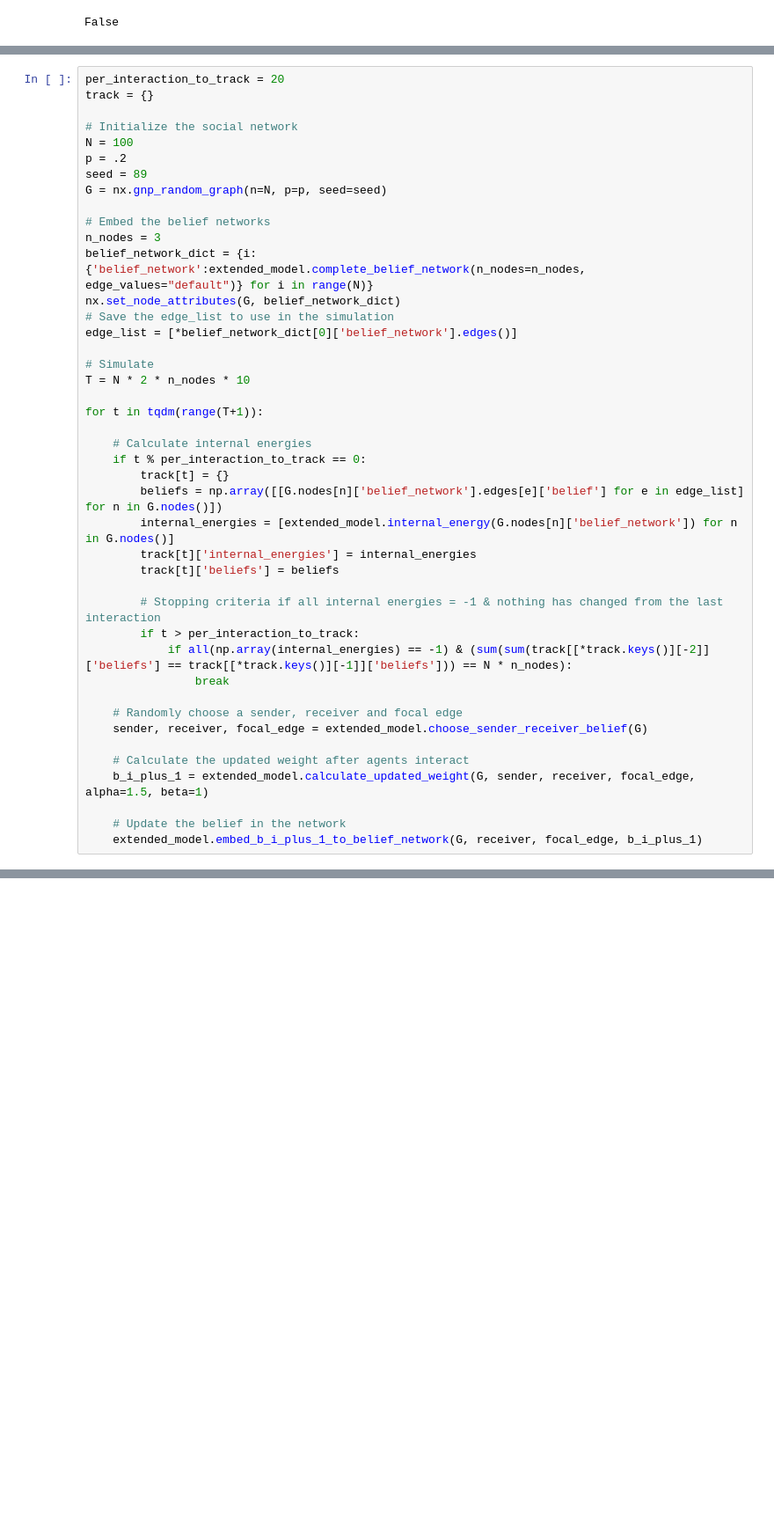
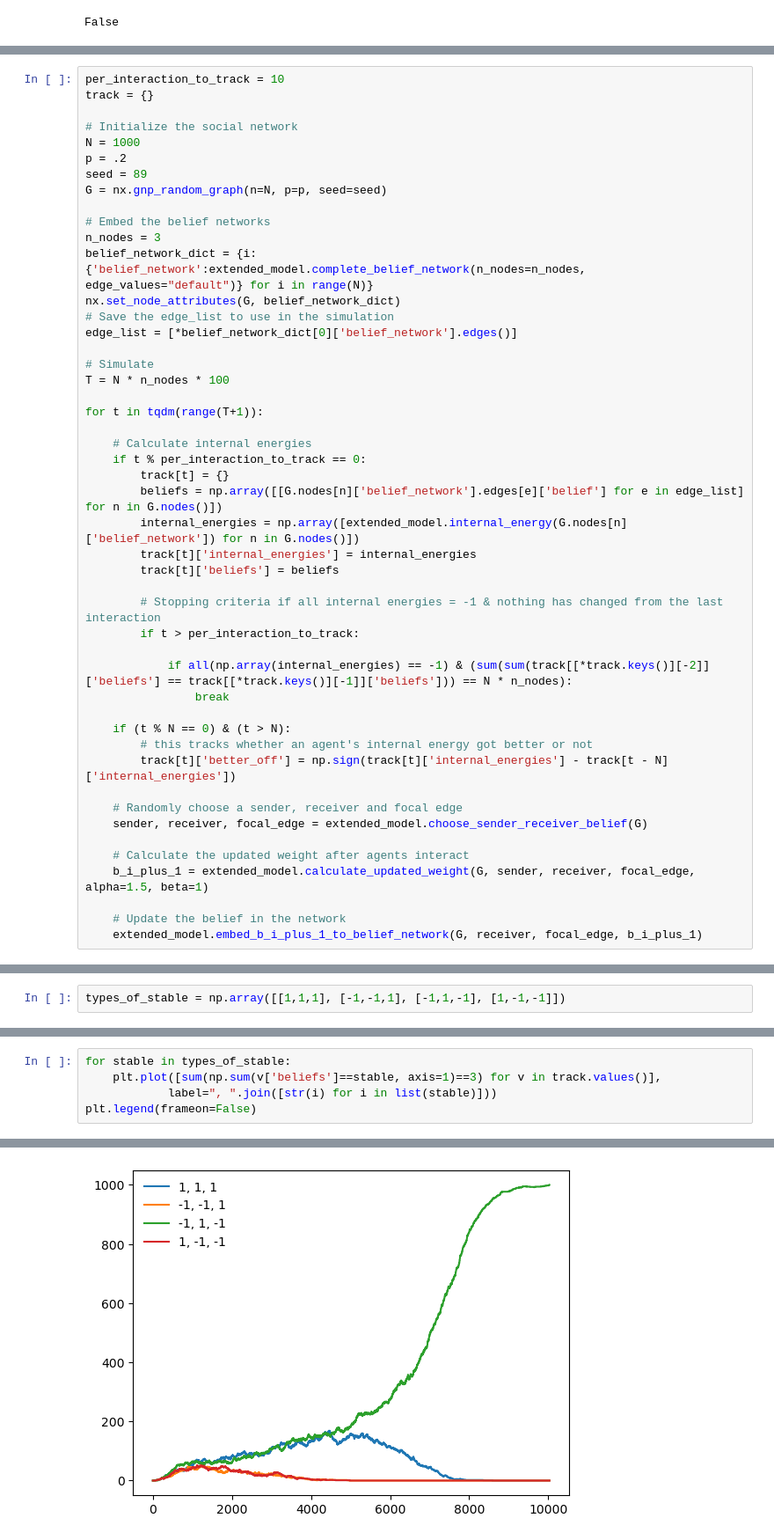
Before and after one commit to ocseckin/belief_network_extended, a Jupyter notebook: notebooks/explore_original_model.ipynb, the cells around one changed output, grey strips where cells are left out. Shown: that part at 88% size. Saved outputs shown, nothing was run; the diff lists cells and outputs as text; blank space fills up the shorter version.

```diff
--- a/notebooks/explore_original_model.ipynb
+++ b/notebooks/explore_original_model.ipynb
@@ -141,9 +149,9 @@ False
 # %%
-per_interaction_to_track = 20
+per_interaction_to_track = 10
 track = {}
 
 # Initialize the social network
-N = 100
+N = 1000
 p = .2
 seed = 89
 G = nx.gnp_random_graph(n=N, p=p, seed=seed)
@@ -156,7 +164,7 @@ nx.set_node_attributes(G, belief_network_dict)
 edge_list = [*belief_network_dict[0]['belief_network'].edges()]
 
 # Simulate
-T = N * 2 * n_nodes * 10
+T = N * n_nodes * 100
 
 for t in tqdm(range(T+1)):
 
@@ -164,14 +172,19 @@ for t in tqdm(range(T+1)):
     if t % per_interaction_to_track == 0:
         track[t] = {}
         beliefs = np.array([[G.nodes[n]['belief_network'].edges[e]['belief'] for e in edge_list] for n in G.nodes()])
-        internal_energies = [extended_model.internal_energy(G.nodes[n]['belief_network']) for n in G.nodes()]
+        internal_energies = np.array([extended_model.internal_energy(G.nodes[n]['belief_network']) for n in G.nodes()])
         track[t]['internal_energies'] = internal_energies
         track[t]['beliefs'] = beliefs
 
         # Stopping criteria if all internal energies = -1 & nothing has changed from the last interaction
         if t > per_interaction_to_track:
+
             if all(np.array(internal_energies) == -1) & (sum(sum(track[[*track.keys()][-2]]['beliefs'] == track[[*track.keys()][-1]]['beliefs'])) == N * n_nodes):
                 break
+
+    if (t % N == 0) & (t > N):
+        # this tracks whether an agent's internal energy got better or not
+        track[t]['better_off'] = np.sign(track[t]['internal_energies'] - track[t - N]['internal_energies'])
 
     # Randomly choose a sender, receiver and focal edge
     sender, receiver, focal_edge = extended_model.choose_sender_receiver_belief(G)
@@ -207,0 +213,2 @@ array([[-1, -1,  1],
+# %%
+types_of_stable = np.array([[1,1,1], [-1,-1,1], [-1,1,-1], [1,-1,-1]])
@@ -207,0 +247,6 @@ array([[-1, -1,  1],
+# %%
+for stable in types_of_stable:
+    plt.plot([sum(np.sum(v['beliefs']==stable, axis=1)==3) for v in track.values()],
+            label=", ".join([str(i) for i in list(stable)]))
+plt.legend(frameon=False)
+# %% [output]
@@ -207,0 +254 @@ array([[-1, -1,  1],
+[figure, added]
```
Also changed, not shown: parts of 15 cells of this notebook.
